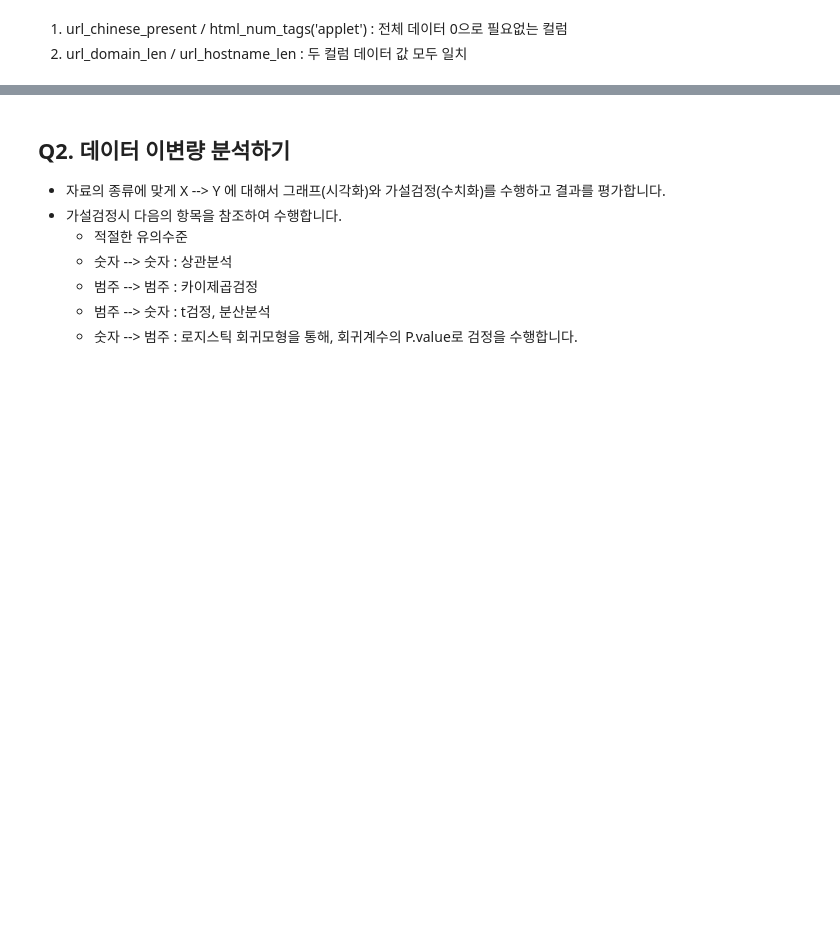
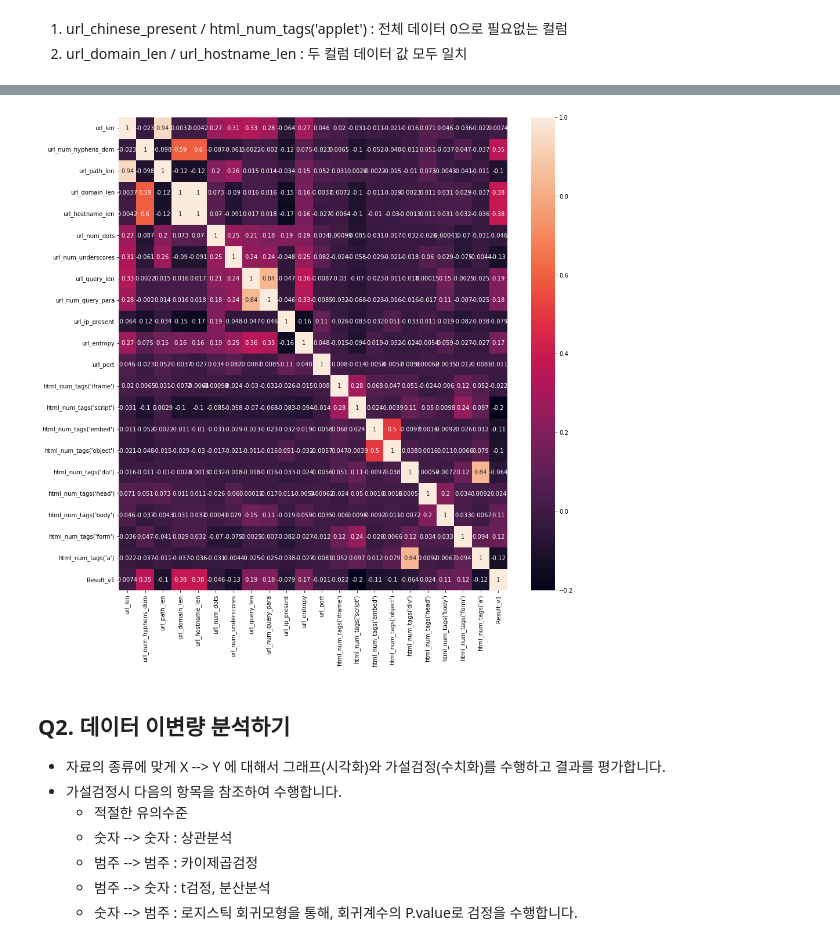
Before and after one commit to mskyun721/aivle_Project_2, a Jupyter notebook: 2. 데이터 전처리.ipynb, the cells around one changed output, grey strips where cells are left out. Cells and saved outputs as stored; diff of their text form; code cells hidden in the pictures; blank space fills up the shorter version.

```diff
--- a/2. 데이터 전처리.ipynb
+++ b/2. 데이터 전처리.ipynb
@@ -321,3 +346,9 @@ data[target] = data[target].map({'malicious': 1, 'benign': 0})
+# %%
+plt.figure(figsize=(15,15))
+sns.heatmap(data.corr(), annot=True)
+plt.show()
+# %% [output]
+[figure, added]
 # %% [markdown]
 ## <b>Q2. 데이터 이변량 분석하기
 
```
Also changed, not shown: parts of 21 cells of this notebook, 1 other file.
